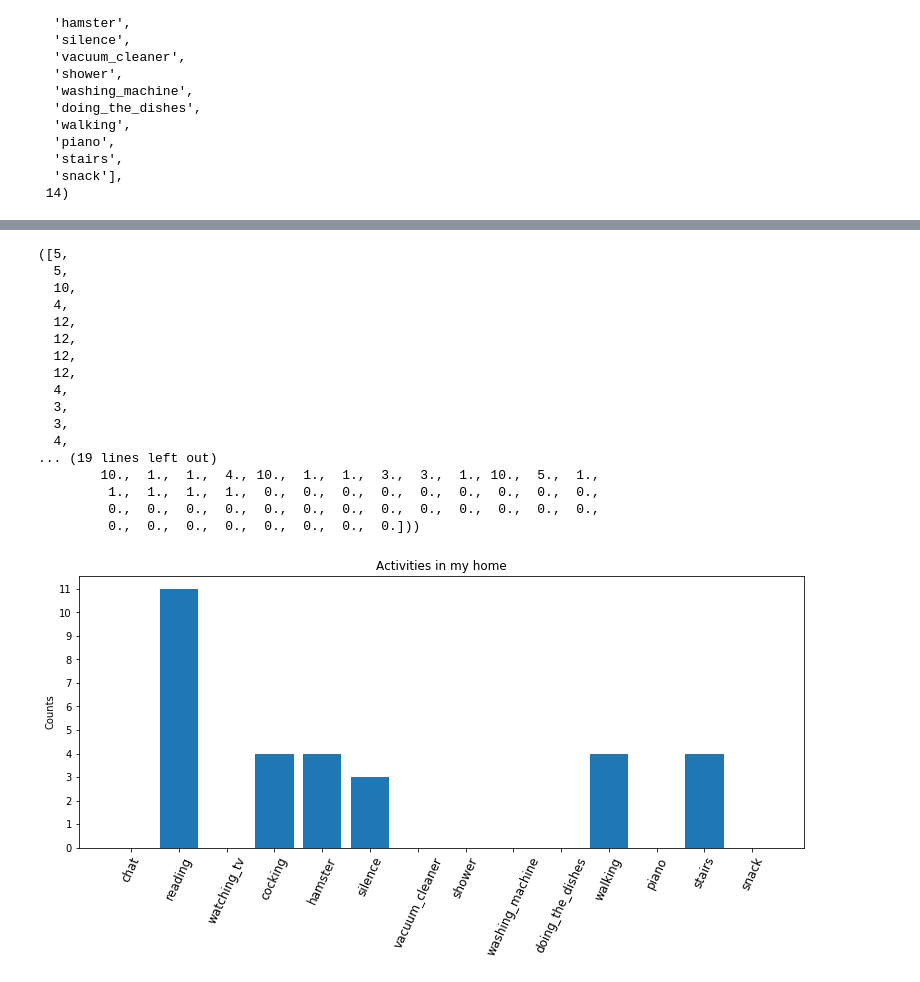
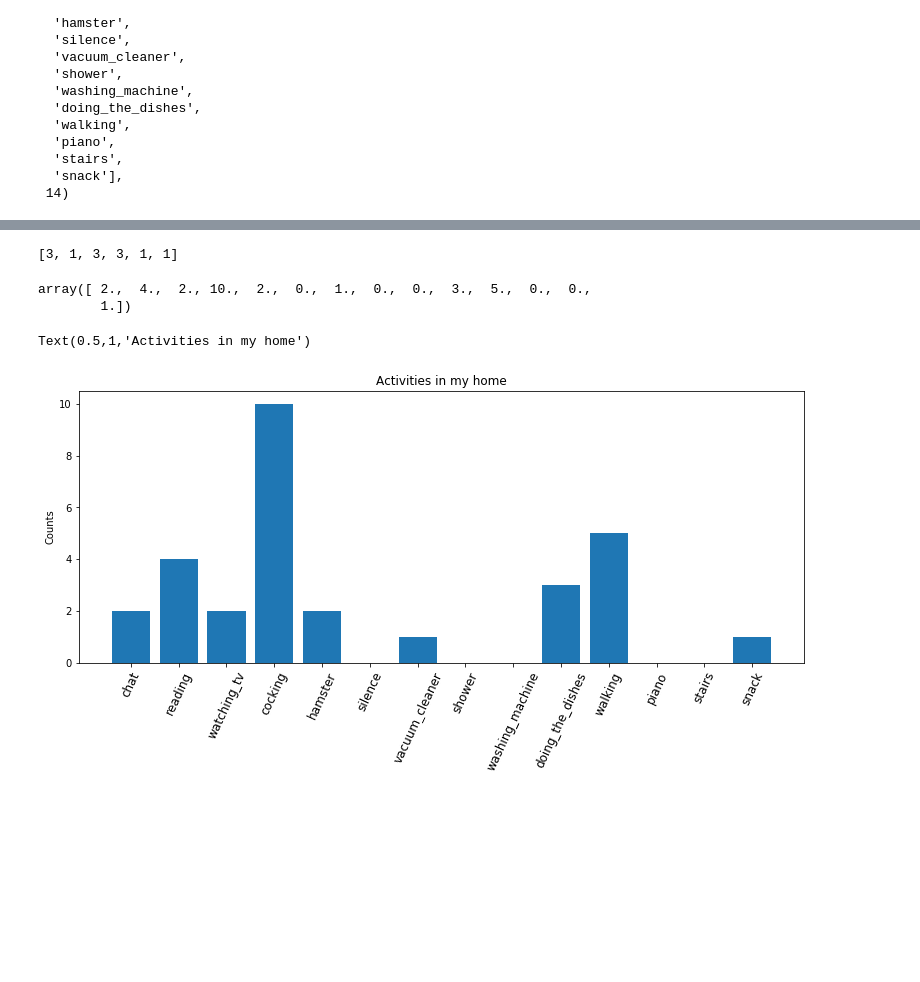
Before and after one commit to araobp/acoustic-features, a Jupyter notebook: ipynb/life_log.ipynb, the cells around one changed output, grey strips where cells are left out. Drawn from its saved outputs; the diff is of its cells as text; code cells hidden in the pictures; blank space fills up the shorter version.

```diff
--- a/ipynb/life_log.ipynb
+++ b/ipynb/life_log.ipynb
@@ -67,0 +46,19 @@ lines = lines.T
+# %%
+WEIGHT = [1, 17, 1, 4, 1, 1, 1, 1, 1, 1, 6, 4, 4, 8]
+# %%
+lines = []
+activities = []
+with  serial.Serial(PORT, BAUDRATE) as ser:
+    start_time = time.time()
+    while True:
+        class_ = ser.readline().decode('ascii')
+        class_ = int(class_)
+        activities.append(class_)
+        if (time.time() - start_time) > TIME:
+            break
+# %%
+num_records = int(len(activities) / NUM_SECTION)
+activities_reshaped = np.array(activities[:num_records * NUM_SECTION], dtype=int).reshape(num_records, NUM_SECTION)
+time_recorded = TIME * (num_records * NUM_SECTION / len(activities))
+tick = np.linspace(0, time_recorded, len(activities_reshaped)+1)[1:]
+time_recorded, activities_reshaped, tick
@@ -68,40 +72,35 @@ lines = lines.T
+# %%
+life_log = []
+for a_reshaped in activities_reshaped:
+    stats_section = np.zeros(num_classes)
+    for a in a_reshaped:
+        stats_section[a] += 1 * WEIGHT[a]
+    life_log.append(np.argmax(stats_section))
+life_log
+# %% [output]
+[3, 1, 3, 3, 1, 1]
+# %%
+stats = np.zeros(num_classes)
+
+n = 0
+for a in activities:
+    stats[a] += 1
+    n += 1
+stats
+# %% [output]
+array([ 2.,  4.,  2., 10.,  2.,  0.,  1.,  0.,  0.,  3.,  5.,  0.,  0.,
+        1.])
 # %%
-stats = np.zeros(num_classes)
-life_log = np.zeros(len(activities)*2)
-
-n = 0
-for a in activities:
-    stats[a] += 1
-    life_log[n] = a
-    n += 1
-
 plt.figure(figsize=(13,5))
 index = np.arange(num_classes)
 plt.xticks(index, ds.class_labels, fontsize=12, rotation=65)
 plt.bar(index, stats)
 plt.ylabel('Counts')
 plt.title('Activities in my home')
-ax = plt.gca()
-ax.yaxis.set_major_locator(plt.MultipleLocator(1))
-activities, life_log
+#ax = plt.gca()
+#ax.yaxis.set_major_locator(plt.MultipleLocator(1))
 # %% [output]
-([5,
-  5,
-  10,
-  4,
-  12,
-  12,
-  12,
-  12,
-  4,
-  3,
-  3,
-  4,
-... (19 lines left out)
-        10.,  1.,  1.,  4., 10.,  1.,  1.,  3.,  3.,  1., 10.,  5.,  1.,
-         1.,  1.,  1.,  1.,  0.,  0.,  0.,  0.,  0.,  0.,  0.,  0.,  0.,
-         0.,  0.,  0.,  0.,  0.,  0.,  0.,  0.,  0.,  0.,  0.,  0.,  0.,
-         0.,  0.,  0.,  0.,  0.,  0.,  0.,  0.]))
+Text(0.5,1,'Activities in my home')
-[figure, old version]
+[figure, new version]
 # %%
 plt.figure(figsize=(13,5))
```
Also changed, not shown: parts of 5 cells of this notebook, 10 other files.
